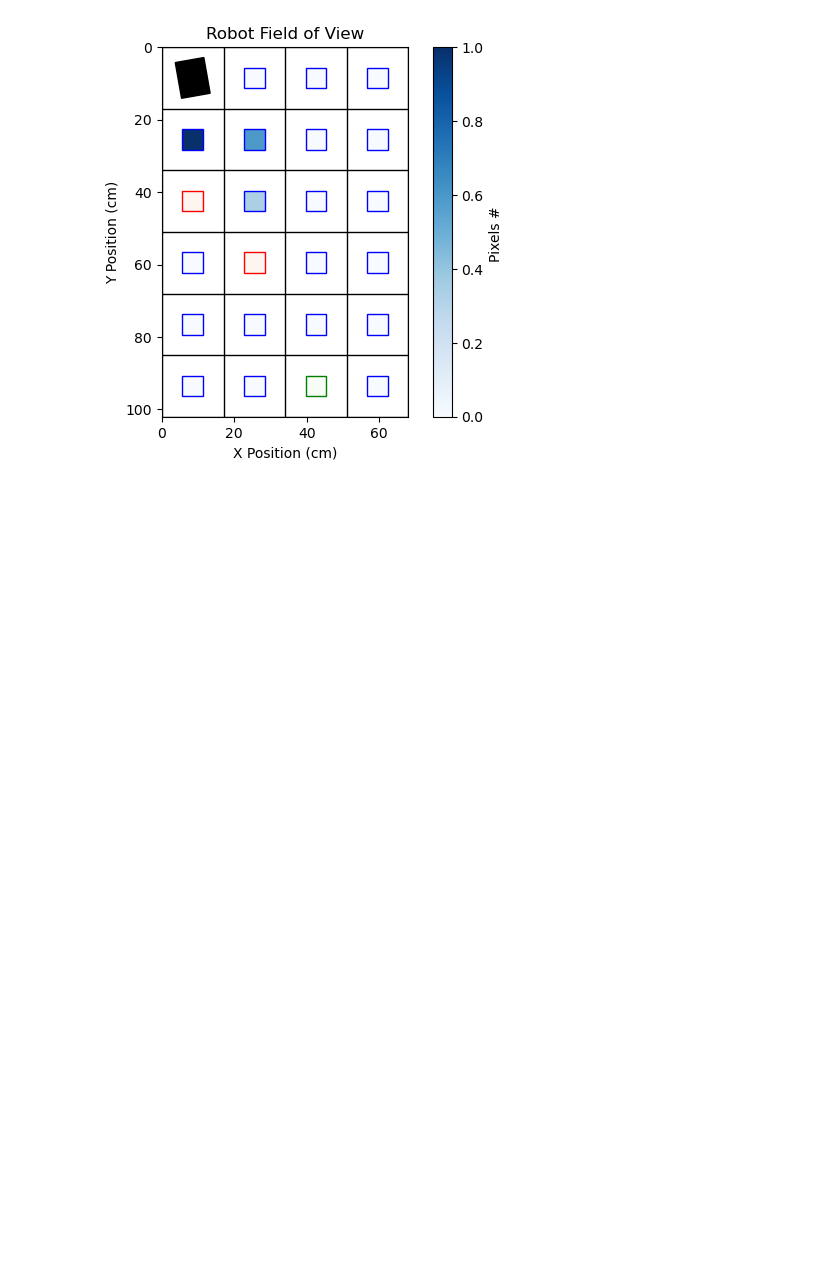
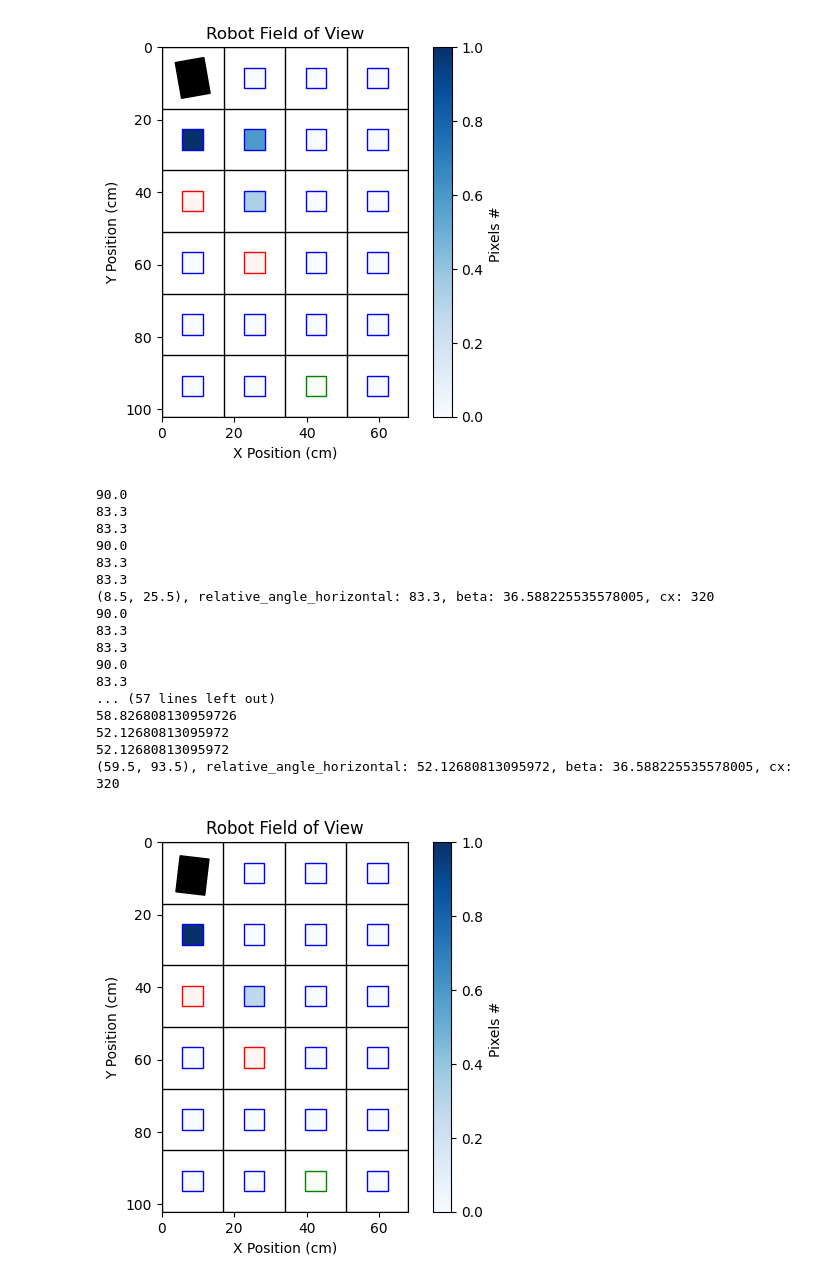
Before and after one commit to ioanalzr/ALBiR-OpenMV-simulator, a Jupyter notebook: simulation/test_view.ipynb, the cells around one changed output. Saved outputs shown, nothing was run; the diff lists cells and outputs as text; code cells hidden in the pictures; blank space fills up the shorter version.

```diff
--- a/simulation/test_view.ipynb
+++ b/simulation/test_view.ipynb
@@ -26,3 +26,48 @@ blobs, img = env.take_snapshot(robot_state,max_range = 50)
 img.draw_view(robot_state)
 # %% [output]
 [figure]
+# %%
+import matplotlib.pyplot as plt
+#import simulation files
+from environment import *
+from robot_sim import *
+# import pandas as pd
+import matplotlib.patches as patches
+import matplotlib.animation as animation
+import csv
+import math
+
+
+##### INPUT #####
+
+# positions are defined as (i,j) where ((0,0) is in upper left corner, and i,j are the indices of the grid cells,
+# i along the x axis (short side of the grid), j along the y axis
+obstacles_pos =  [(0,2),(1,3)]
+starting_pos = (0,0,-30,0)
+target_pos = (2,5)
+
+task = "RoboNav" # determine grid
+
+env = Environment(task = task, starting_pos = starting_pos, target_pos = target_pos, obstacles = obstacles_pos)
+robot_state = State(8.5,9.2,6.7,0)
+blobs, img = env.take_snapshot(robot_state,max_range = 50)
+img.draw_view(robot_state)
+# %% [output]
+90.0
+83.3
+83.3
+90.0
+83.3
+83.3
+(8.5, 25.5), relative_angle_horizontal: 83.3, beta: 36.588225535578005, cx: 320
+90.0
+83.3
+83.3
+90.0
+83.3
+... (57 lines left out)
+58.826808130959726
+52.12680813095972
+52.12680813095972
+(59.5, 93.5), relative_angle_horizontal: 52.12680813095972, beta: 36.588225535578005, cx: 320
+[figure, added]
```
Also changed, not shown: parts of 2 cells of this notebook.
